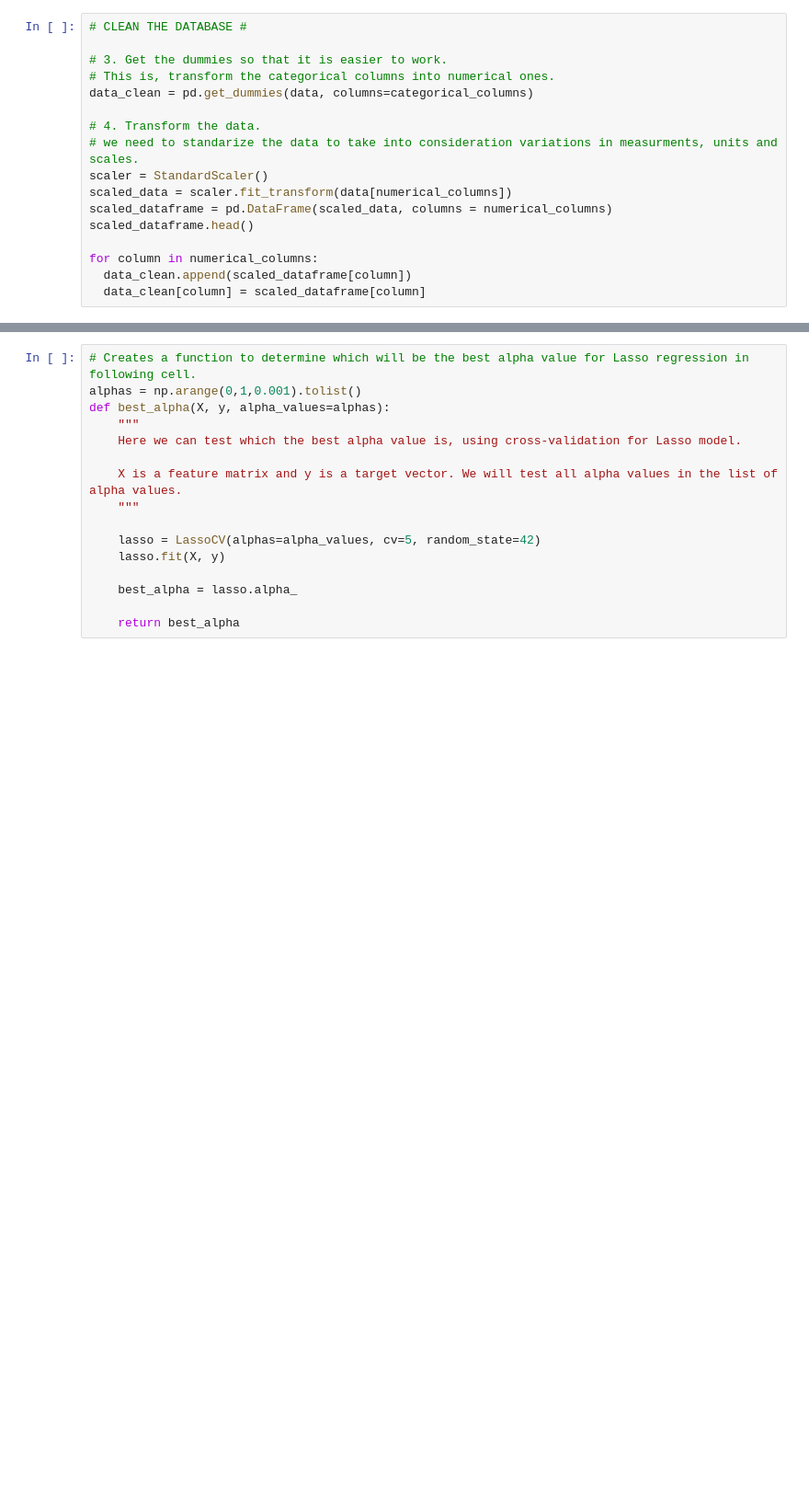
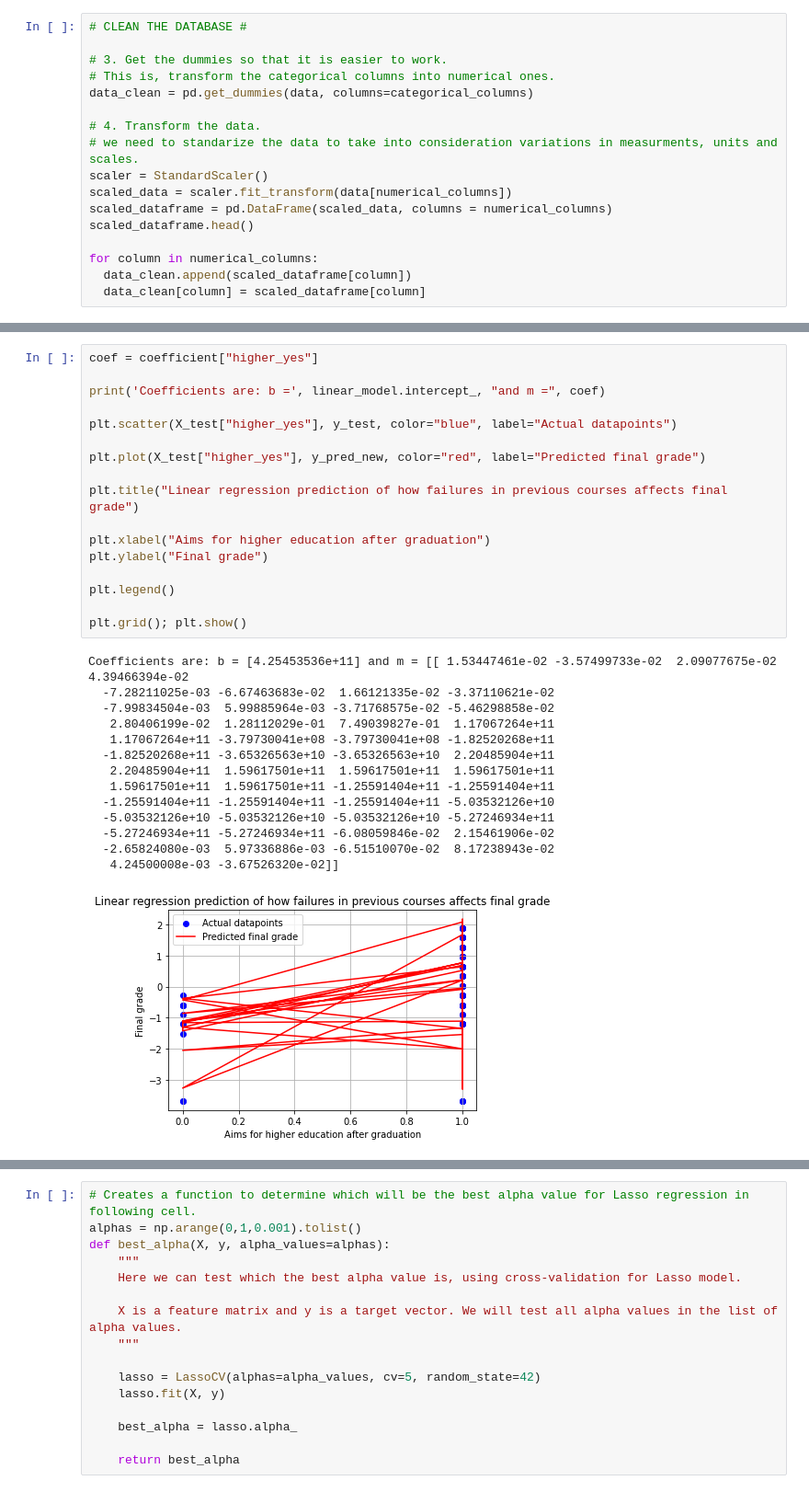
Before and after one commit to Kajlid/Final-project-Machine_Learning, a Jupyter notebook: Final_regression.ipynb, the cells around one changed output, grey strips where cells are left out. Shown at 92% size. Cells and saved outputs as stored; diff of their text form; blank space fills up the shorter version.

```diff
--- a/Final_regression.ipynb
+++ b/Final_regression.ipynb
@@ -180,0 +219,32 @@ Coefficients are: b = [4.9472542e+12] and m = [[ 1.07543571e-02 -1.47732647e-02
+# %%
+coef = coefficient["higher_yes"]
+
+print('Coefficients are: b =', linear_model.intercept_, "and m =", coef)
+
+plt.scatter(X_test["higher_yes"], y_test, color="blue", label="Actual datapoints")
+
+plt.plot(X_test["higher_yes"], y_pred_new, color="red", label="Predicted final grade")
+
+plt.title("Linear regression prediction of how failures in previous courses affects final grade")
+
+plt.xlabel("Aims for higher education after graduation")
+plt.ylabel("Final grade")
+
+plt.legend()
+
+plt.grid(); plt.show()
+# %% [output]
+Coefficients are: b = [4.25453536e+11] and m = [[ 1.53447461e-02 -3.57499733e-02  2.09077675e-02  4.39466394e-02
+  -7.28211025e-03 -6.67463683e-02  1.66121335e-02 -3.37110621e-02
+  -7.99834504e-03  5.99885964e-03 -3.71768575e-02 -5.46298858e-02
+   2.80406199e-02  1.28112029e-01  7.49039827e-01  1.17067264e+11
+   1.17067264e+11 -3.79730041e+08 -3.79730041e+08 -1.82520268e+11
+  -1.82520268e+11 -3.65326563e+10 -3.65326563e+10  2.20485904e+11
+   2.20485904e+11  1.59617501e+11  1.59617501e+11  1.59617501e+11
+   1.59617501e+11  1.59617501e+11 -1.25591404e+11 -1.25591404e+11
+  -1.25591404e+11 -1.25591404e+11 -1.25591404e+11 -5.03532126e+10
+  -5.03532126e+10 -5.03532126e+10 -5.03532126e+10 -5.27246934e+11
+  -5.27246934e+11 -5.27246934e+11 -6.08059846e-02  2.15461906e-02
+  -2.65824080e-03  5.97336886e-03 -6.51510070e-02  8.17238943e-02
+   4.24500008e-03 -3.67526320e-02]]
+[figure, added]
```
Also changed, not shown: parts of 15 cells of this notebook.
